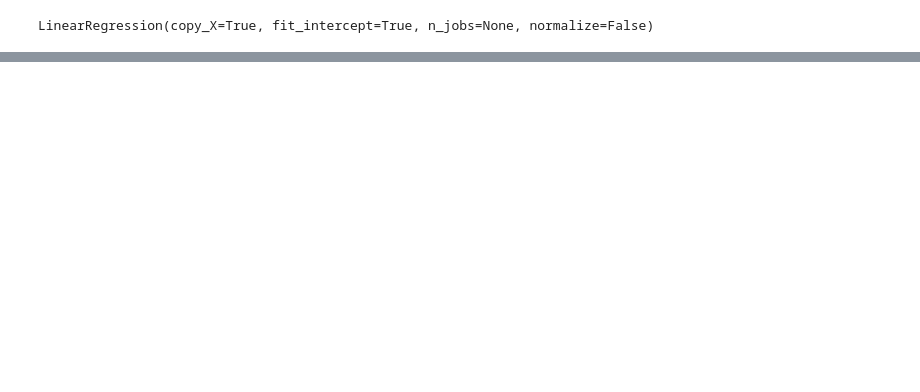
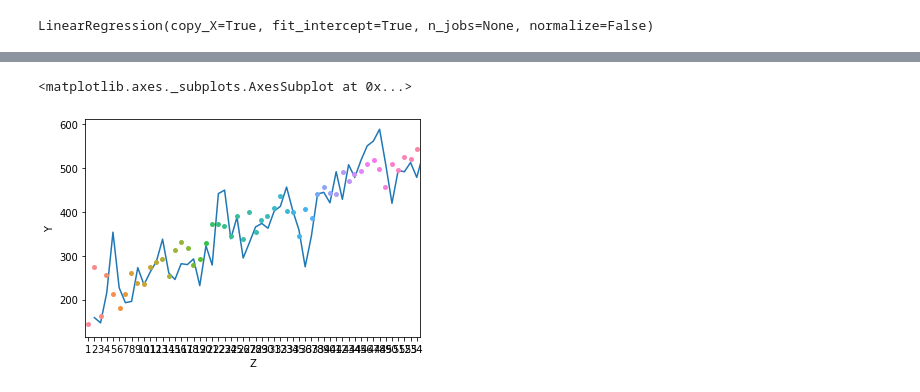
Before and after one commit to hithisiskwon/codes_I_wrote, a Jupyter notebook: Count_prediction.ipynb, the cells around one changed output, grey strips where cells are left out. Cells and saved outputs as stored; diff of their text form; code cells hidden in the pictures; blank space fills up the shorter version.

```diff
--- a/Count_prediction.ipynb
+++ b/Count_prediction.ipynb
@@ -178,0 +282,6 @@ array([487.53007298])
+# %%
+sns.lineplot(df4.Z, df4.Y)
+sns.stripplot(df4.Z, lin4.predict(df4.drop(columns = 'Y')))
+# %% [output]
+<matplotlib.axes._subplots.AxesSubplot at 0x...>
+[figure, added]
```
Also changed, not shown: parts of 19 cells of this notebook.
